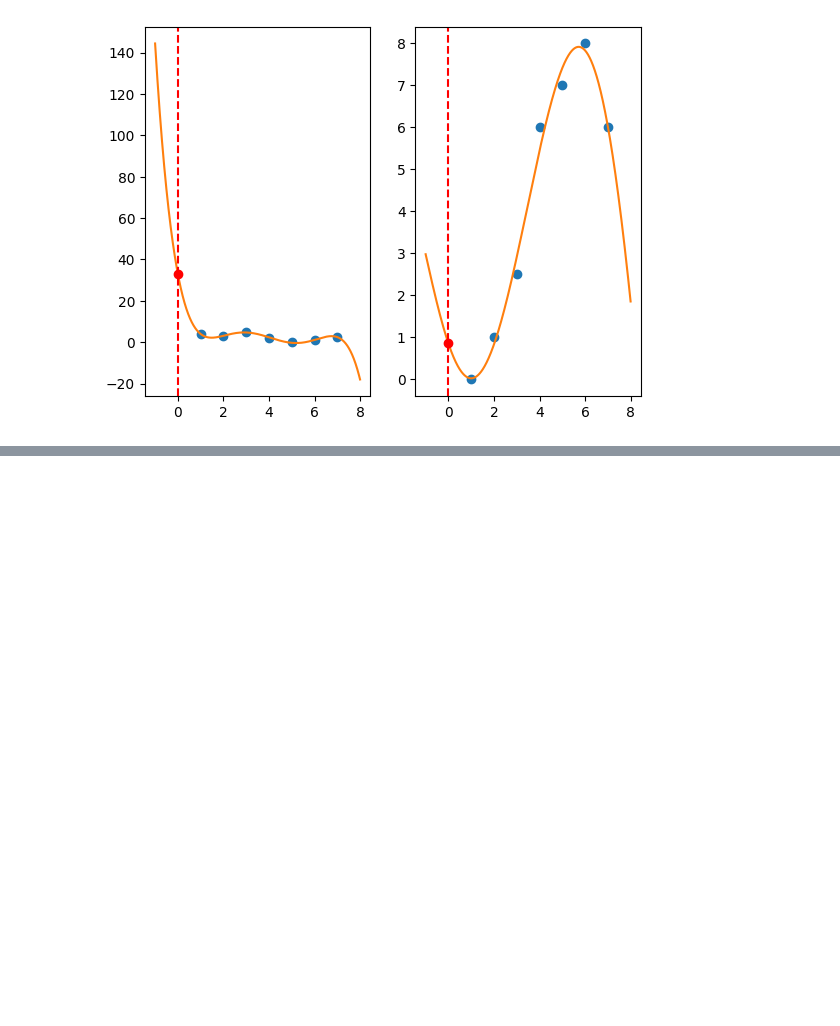
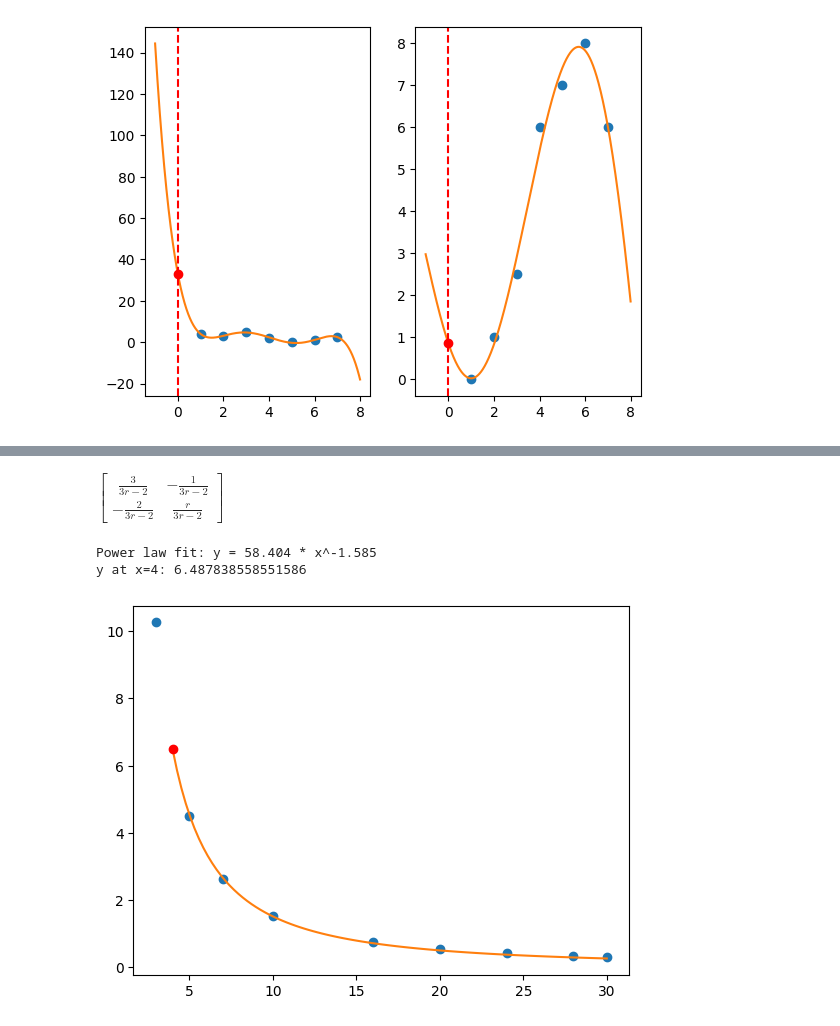
Before and after one commit to DaniielZ/datormaciba, a Jupyter notebook: 09092024_pirma.ipynb, the cells around one changed output, grey strips where cells are left out. Drawn from its saved outputs; the diff is of its cells as text; code cells hidden in the pictures; blank space fills up the shorter version.

```diff
--- a/09092024_pirma.ipynb
+++ b/09092024_pirma.ipynb
@@ -221,0 +260,12 @@ z at x=0: 0.8571428571417257
+# %%
+import sympy as sp
+from IPython.display import display, Math
+
+x = sp.symbols('x')
+
+expr = 5*x**2 - ((x+1)*x -4)*x
+
+expr_collect = sp.collect(expr,x)
+#print latex
+
+display(Math(sp.latex(expr_collect)))
@@ -221,0 +309,45 @@ z at x=0: 0.8571428571417257
+# %%
+import sympy as sp
+import numpy as np
+
+
+r = sp.symbols('r')
+matrix = sp.Matrix([[r,1],[2,3]])
+#inverse matrix
+inverse_matrix = matrix.inv()
+display(Math(sp.latex(inverse_matrix)))
+# %% [output]
+$\displaystyle \left[\begin{matrix}\frac{3}{3 r - 2} & - \frac{1}{3 r - 2}\\- \frac{2}{3 r - 2} & \frac{r}{3 r - 2}\end{matrix}\right]$
+# %%
+import numpy as np
+from scipy.optimize import curve_fit
+import matplotlib.pyplot as plt
+
+x_data = np.array([3, 5, 7, 10, 16, 20, 24, 28, 30])
+y_data = np.array([10.26, 4.5, 2.63, 1.53, 0.76, 0.56, 0.43, 0.35, 0.31])
+
+def power_law(x, a, b):
+    return a * x ** b
+
+params, covariance = curve_fit(power_law, x_data, y_data)
+
+a, b = params
+print(f"Power law fit: y = {a:.3f} * x^{b:.3f}")
+
+x = np.linspace(4, 30, 100)
+y = power_law(x, a, b)
+
+
+x_calculate = 4
+y_calculate = power_law(x_calculate, a, b)
+print(f"y at x={x_calculate}: {y_calculate}")
+print()
+
+plt.plot(x_data, y_data, 'o')
+plt.plot(x, y)
+plt.plot(x_calculate, y_calculate, 'ro')
+plt.show()
+# %% [output]
+Power law fit: y = 58.404 * x^-1.585
+y at x=4: 6.487838558551586
+[figure, added]
```
Also changed, not shown: parts of 9 cells of this notebook, 6 other files.
